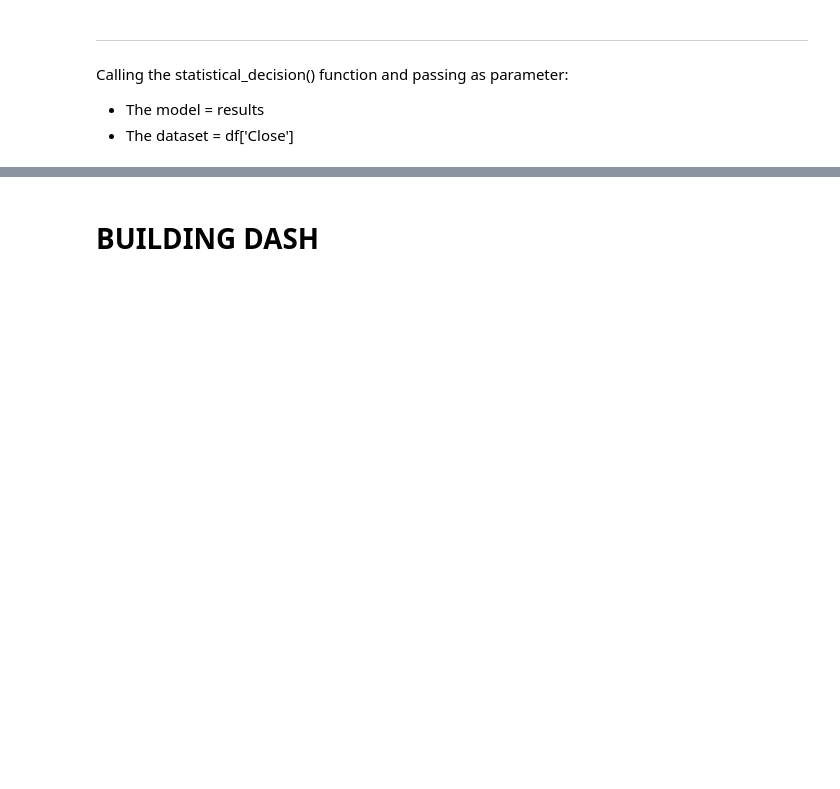
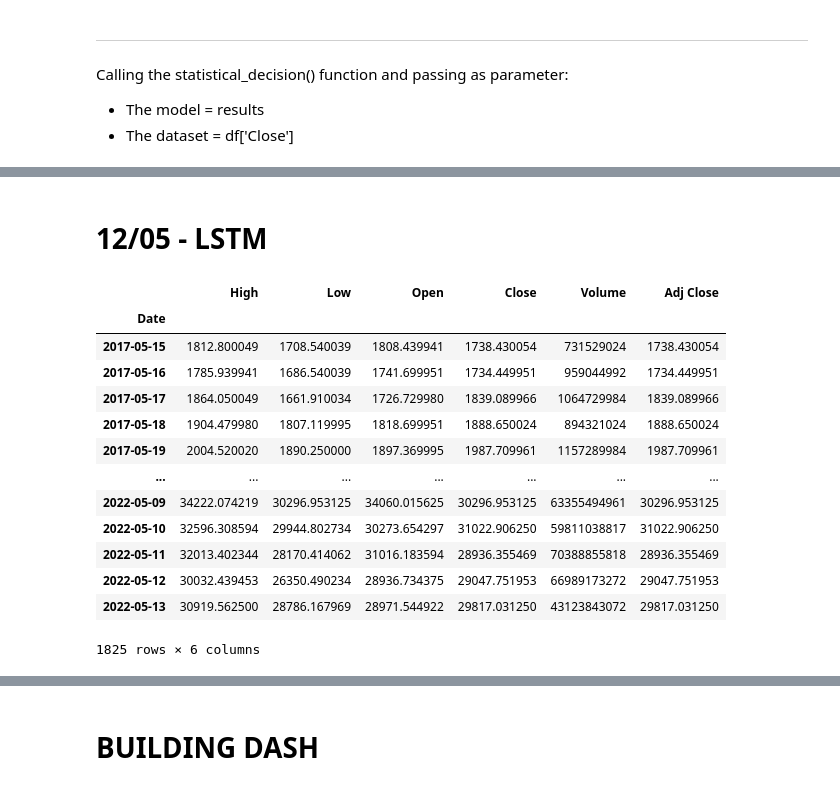
Before and after one commit to JoseMunoz9/Cryptocurrency-Prediction, a Jupyter notebook: Final_project.ipynb, the cells around one changed output, grey strips where cells are left out. Saved outputs shown, nothing was run; the diff lists cells and outputs as text; code cells hidden in the pictures; blank space fills up the shorter version.

```diff
--- a/Final_project.ipynb
+++ b/Final_project.ipynb
@@ -1097,0 +1088,2 @@ Buy! Real time value is: 28962.38 Predicted value for tomorrow is: 29210.2900604
+# %% [markdown]
+# 12/05 -  LSTM
@@ -1097,0 +1106,18 @@ Buy! Real time value is: 28962.38 Predicted value for tomorrow is: 29210.2900604
+# %%
+df = pdr.get_data_yahoo("BTC-USD")
+df
+# %% [output]
+|  | High | Low | Open | Close | Volume | Adj Close |
+| Date |  |  |  |  |  |  |
+| 2017-05-15 | 1812.800049 | 1708.540039 | 1808.439941 | 1738.430054 | 731529024 | 1738.430054 |
+| 2017-05-16 | 1785.939941 | 1686.540039 | 1741.699951 | 1734.449951 | 959044992 | 1734.449951 |
+| 2017-05-17 | 1864.050049 | 1661.910034 | 1726.729980 | 1839.089966 | 1064729984 | 1839.089966 |
+| 2017-05-18 | 1904.479980 | 1807.119995 | 1818.699951 | 1888.650024 | 894321024 | 1888.650024 |
+| 2017-05-19 | 2004.520020 | 1890.250000 | 1897.369995 | 1987.709961 | 1157289984 | 1987.709961 |
+| ... | ... | ... | ... | ... | ... | ... |
+| 2022-05-09 | 34222.074219 | 30296.953125 | 34060.015625 | 30296.953125 | 63355494961 | 30296.953125 |
+| 2022-05-10 | 32596.308594 | 29944.802734 | 30273.654297 | 31022.906250 | 59811038817 | 31022.906250 |
+| 2022-05-11 | 32013.402344 | 28170.414062 | 31016.183594 | 28936.355469 | 70388855818 | 28936.355469 |
+| 2022-05-12 | 30032.439453 | 26350.490234 | 28936.734375 | 29047.751953 | 66989173272 | 29047.751953 |
+| 2022-05-13 | 30919.562500 | 28786.167969 | 28971.544922 | 29817.031250 | 43123843072 | 29817.031250 |
+1825 rows × 6 columns
```
Also changed, not shown: parts of 71 cells of this notebook.
